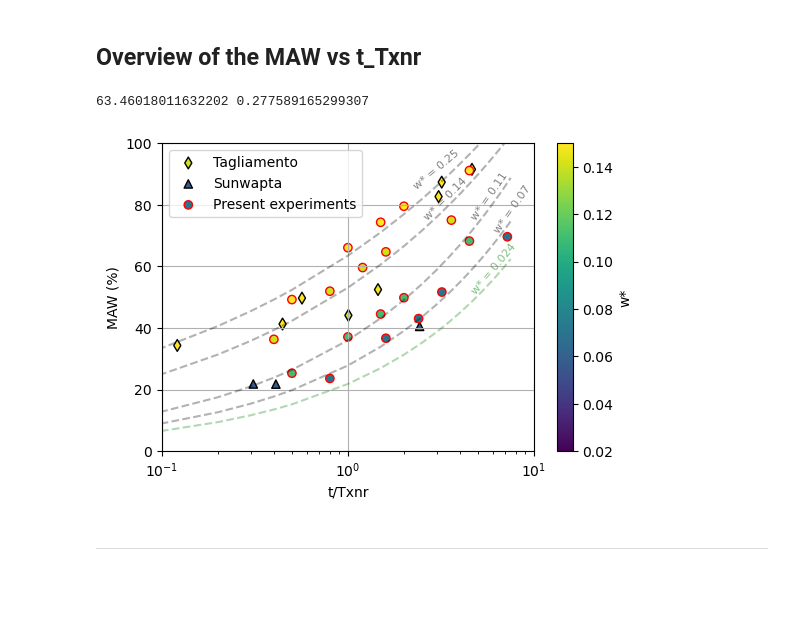
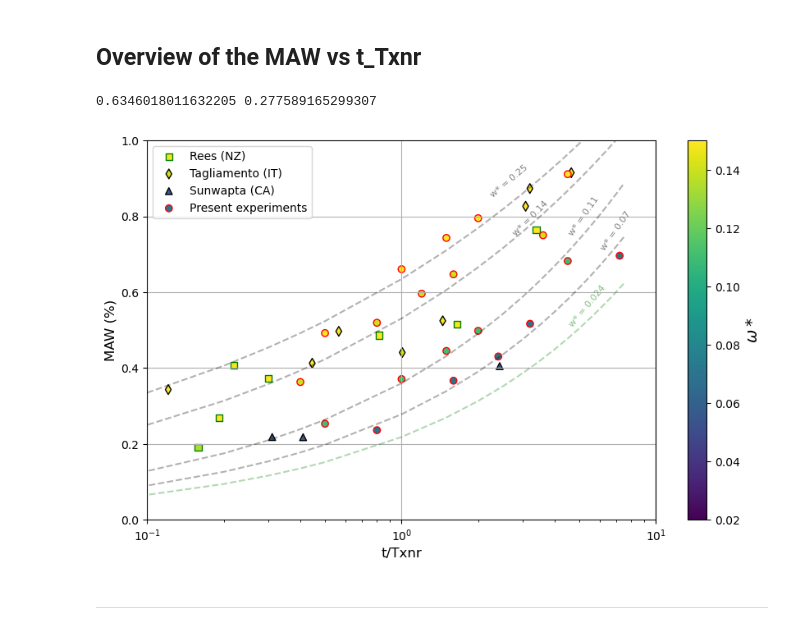
Before and after one commit to rivernuthead/Pi_analysis, a Jupyter notebook: Rivers_analysis/Tagliamento/Tagliamento_analysis.ipynb, the cells around one changed output. Drawn from its saved outputs; the diff is of its cells as text; code cells hidden in the pictures; blank space fills up the shorter version.

```diff
--- a/Rivers_analysis/Tagliamento/Tagliamento_analysis.ipynb
+++ b/Rivers_analysis/Tagliamento/Tagliamento_analysis.ipynb
@@ -842,18 +843,24 @@ plt.grid('on')
 # %%
 # Get the data
 MAW_Pinz = np.concatenate((MAW_list, envMAW_list))
+MAW_Pinz = np.array(MAW_Pinz)/100
 t_Txnr_Pinz = np.concatenate((t_Txnr_sums, t_Txnr_sums_env))
 adim_stream_DoD = df_surveys['mean_w*_above_Qc [m]'].to_numpy()[1:5]
 adim_stream_envDoD = df_surveys['mean_w*_above_Qc [m]'].to_numpy()[[6,8,10,12]]
 adim_stream_Pinz = np.concatenate((adim_stream_DoD, adim_stream_envDoD))
 
 # Sunwapta data
-MAW_Sunwapta = [21.8,21.76,40.5]#[0,0,1.18,2.54,3.89,21.8,21.76,4.62,1.58,0,40.5]
+MAW_Sunwapta = np.array([21.8,21.76,40.5])/100#[0,0,1.18,2.54,3.89,21.8,21.76,4.62,1.58,0,40.5]
 t_Txnr_Sunwapta = [0.31,0.41,2.43] #[0.05,0.24,0.3,0.26,0.26,0.31,0.41,0.26,0.15,0.21,2.43]
 adim_stream_Sunwapta = [0.057,0.057,0.057]#,0.057,0.057,0.057,0.057,0.057,0.057,0.057,0.057]
 
+# Rees data
+MAW_rees = np.array([40.78728631, 51.49560313, 19.13942802, 18.01031929, 26.90099481, 37.21619585, 48.5941221,  76.45234544])/100
+t_Txnr_rees = [0.21962617, 1.65549746, 0.15863156, 0.04403055, 0.19174556, 0.29945668, 0.81586255, 3.38485053]
+adim_stream_rees = [0.14748566, 0.14878312, 0.13468163, 0.16448093, 0.18102607, 0.1816052, 0.17730891, 0.16219593]
+
 # Lab data
-MAW_PiQs = [23.6, 36.65, 43.03, 51.65, 69.6, 25.3, 37.075, 44.5, 49.8, 68.2, 36.3, 51.925, 59.6, 64.7, 75, 49.2, 66.05, 74.3, 79.5, 91.1 ]
+MAW_PiQs = np.array([23.6, 36.65, 43.03, 51.65, 69.6, 25.3, 37.075, 44.5, 49.8, 68.2, 36.3, 51.925, 59.6, 64.7, 75, 49.2, 66.05, 74.3, 79.5, 91.1 ])/100
 t_Txnr_PiQs= [0.8, 1.6, 2.4, 3.2, 7.2, 0.5, 1, 1.5, 2, 4.5,0.4, 0.8, 1.2, 1.6, 3.6 ,0.5, 1, 1.5, 2, 4.5]
 adim_stream_PiQs = [0.07,0.07,0.07,0.07,0.07, 0.11,0.11,0.11,0.11,0.11, 0.14,0.14,0.14,0.14,0.14, 0.25, 0.25, 0.25, 0.25, 0.25]
 # %%
@@ -931,54 +938,67 @@ b_list.append(b)
 PiQs_MAW_q20_pred = [a*x**b for x in x_plot]
 print(a,b)
 # %% [output]
-63.46018011632202 0.277589165299307
+0.6346018011632205 0.277589165299307
 # %%
 %matplotlib inline
 from matplotlib.colors import Normalize
-fig, ax1 = plt.subplots(1, 1, figsize=(6, 4))
+import os
+
+fig, ax1 = plt.subplots(1, 1, figsize=(10, 6))
 # colors
 # Step 1: Combine z-values to find global min and max
 all_colors = np.concatenate([adim_stream_PiQs, adim_stream_Sunwapta, adim_stream_Pinz])
 color_min, color_max = all_colors.min(), all_colors.max()
 # Step 2: Normalize z-values using the global min and max
 norm = Normalize(vmin=0.02, vmax=0.15)
-cmap='viridis'
+cmap = 'viridis'
 
-ax1.scatter(t_Txnr_Pinz, MAW_Pinz, marker='d', edgecolors='k', linewidth=1, c=norm(adim_stream_Pinz), cmap=cmap,  vmin=0, vmax=1,label='Tagliamento')
-ax1.scatter(t_Txnr_Sunwapta, MAW_Sunwapta  , marker='^', edgecolors='k', linewidth=1, c=norm(adim_stream_Sunwapta),alpha=1, cmap=cmap, vmin=0, vmax=1,label='Sunwapta')
-ax1.scatter(t_Txnr_PiQs, MAW_PiQs, marker='o', edgecolors='r', linewidth=1, c=norm(adim_stream_PiQs), cmap=cmap,  vmin=0, vmax=1,alpha= 1, label='Present experiments')
+ax1.scatter(t_Txnr_rees, MAW_rees, marker='s', edgecolors='g', linewidth=1, c=norm(adim_stream_rees), cmap=cmap,  vmin=0, vmax=1, label='Rees (NZ)')
+ax1.scatter(t_Txnr_Pinz, MAW_Pinz, marker='d', edgecolors='k', linewidth=1, c=norm(adim_stream_Pinz), cmap=cmap,  vmin=0, vmax=1, label='Tagliamento (IT)')
+ax1.scatter(t_Txnr_Sunwapta, MAW_Sunwapta, marker='^', edgecolors='k', linewidth=1, c=norm(adim_stream_Sunwapta), alpha=1, cmap=cmap, vmin=0, vmax=1, label='Sunwapta (CA)')
+ax1.scatter(t_Txnr_PiQs, MAW_PiQs, marker='o', edgecolors='r', linewidth=1, c=norm(adim_stream_PiQs), cmap=cmap,  vmin=0, vmax=1, alpha=1, label='Present experiments')
 
 ax1.plot(x_plot, PiQs_MAW_q05_pred, 'k--', alpha=0.3)
 ax1.plot(x_plot, PiQs_MAW_q07_pred, 'k--', alpha=0.3)
 ax1.plot(x_plot, PiQs_MAW_q10_pred, 'k--', alpha=0.3)
 ax1.plot(x_plot, PiQs_MAW_q20_pred, 'k--', alpha=0.3)
 
 # predict the MAW-t/Txnr relationship for w*=0.02
-a = 196*0.024+17.1
-b = -1.18*0.024+0.55
-PiQs_MAW_w002_pred = [a*x**b for x in x_plot]
+a = 196 * 0.024 + 17.1
+b = -1.18 * 0.024 + 0.55
+PiQs_MAW_w002_pred = [a * x**b for x in x_plot]
+PiQs_MAW_w002_pred = np.array(PiQs_MAW_w002_pred) / 100
 ax1.plot(x_plot, PiQs_MAW_w002_pred, 'g--', alpha=0.3)
 
 # Add text to the plot
-ax1.text(2.2, 85, 'w* = 0.25', fontsize=8, color='gray', rotation=40)
-ax1.text(2.5, 75, 'w* = 0.14', fontsize=8, color='gray', rotation=45)
-ax1.text(4.5, 75, 'w* = 0.11', fontsize=8, color='gray', rotation=55)
-ax1.text(6, 71, 'w* = 0.07', fontsize=8, color='gray', rotation=55)
-ax1.text(4.5, 51, 'w* = 0.024', fontsize=8, color='g',alpha=0.5, rotation=50)
+ax1.text(2.2, 0.85, 'w* = 0.25', fontsize=8, color='gray', rotation=40)
+ax1.text(2.7, 0.75, 'w* = 0.14', fontsize=8, color='gray', rotation=45)
+ax1.text(4.5, 0.75, 'w* = 0.11', fontsize=8, color='gray', rotation=55)
+ax1.text(6, 0.71, 'w* = 0.07', fontsize=8, color='gray', rotation=55)
+ax1.text(4.5, 0.51, 'w* = 0.024', fontsize=8, color='g', alpha=0.5, rotation=50)
 
 # Add colorbar
 sm = plt.cm.ScalarMappable(cmap=cmap, norm=norm)
 sm.set_array([])
-fig.colorbar(sm, ax=ax1, label='w*')
-ax1.set_ylim(0,100)
-ax1.set_xlim(0.1,10)
+cbar = fig.colorbar(sm, ax=ax1)
+cbar.set_label(r'$\omega*$', fontsize=14)  # Set font size for omega* label
+
+# Set axis labels with font size
+ax1.set_xlabel('t/Txnr', fontsize=12)
+ax1.set_ylabel('MAW (%)', fontsize=12)
+
+ax1.set_ylim(0, 1)
+ax1.set_xlim(0.1, 10)
 ax1.set_xscale('log')
-ax1.set_xlabel('t/Txnr')
-ax1.set_ylabel('MAW (%)')
 ax1.legend(loc='upper left')
 plt.grid('on')
+
+# Save the plot as a PDF
+plt.savefig(os.path.join('E:\\repos\\Pi_analysis\\Rivers_analysis\\MAW_rivers_report.png'), format='png', bbox_inches='tight', dpi=800)
+plt.savefig(os.path.join('E:\\repos\\Pi_analysis\\Rivers_analysis\\MAW_rivers_report.pdf'), format='pdf', bbox_inches='tight')
+plt.show()
 # %% [output]
-[figure, old version]
+[figure, new version]
 # %% [markdown]
 ---
 # %% [markdown]
```
Also changed, not shown: parts of 3 cells of this notebook, 7 other files.
